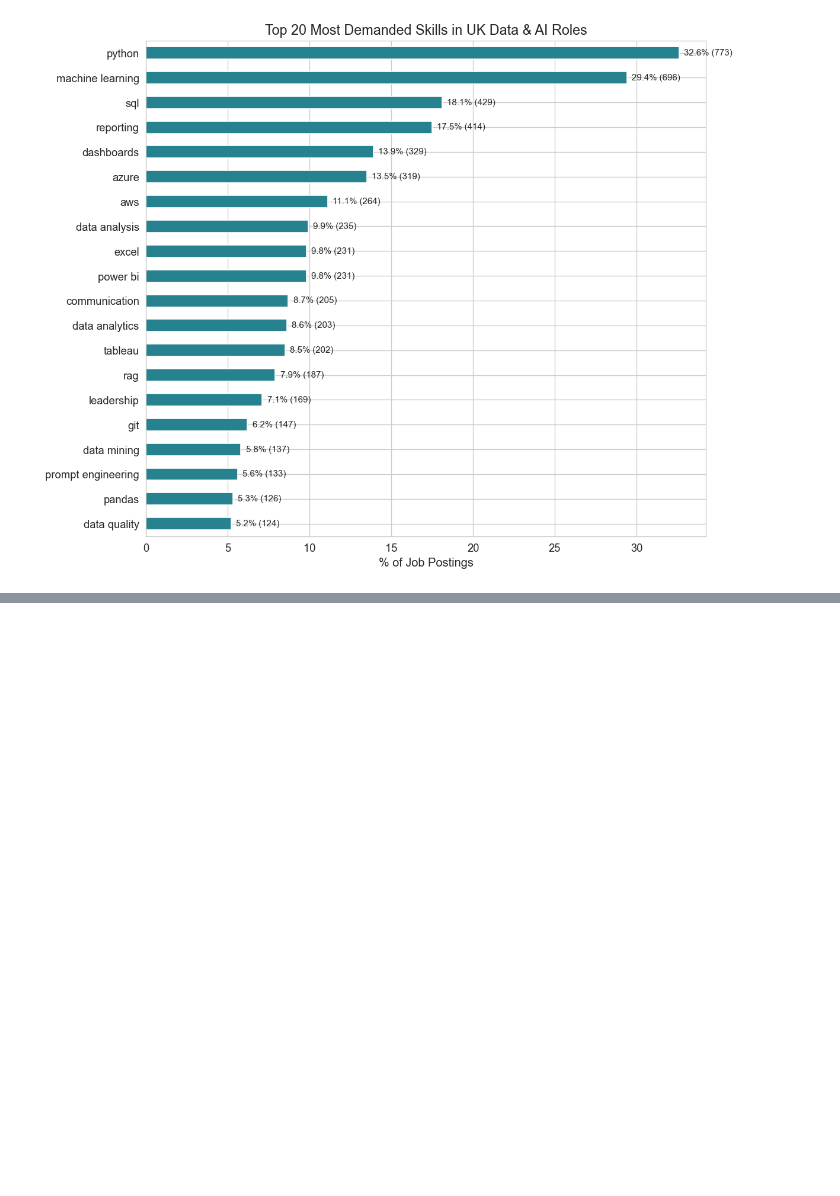
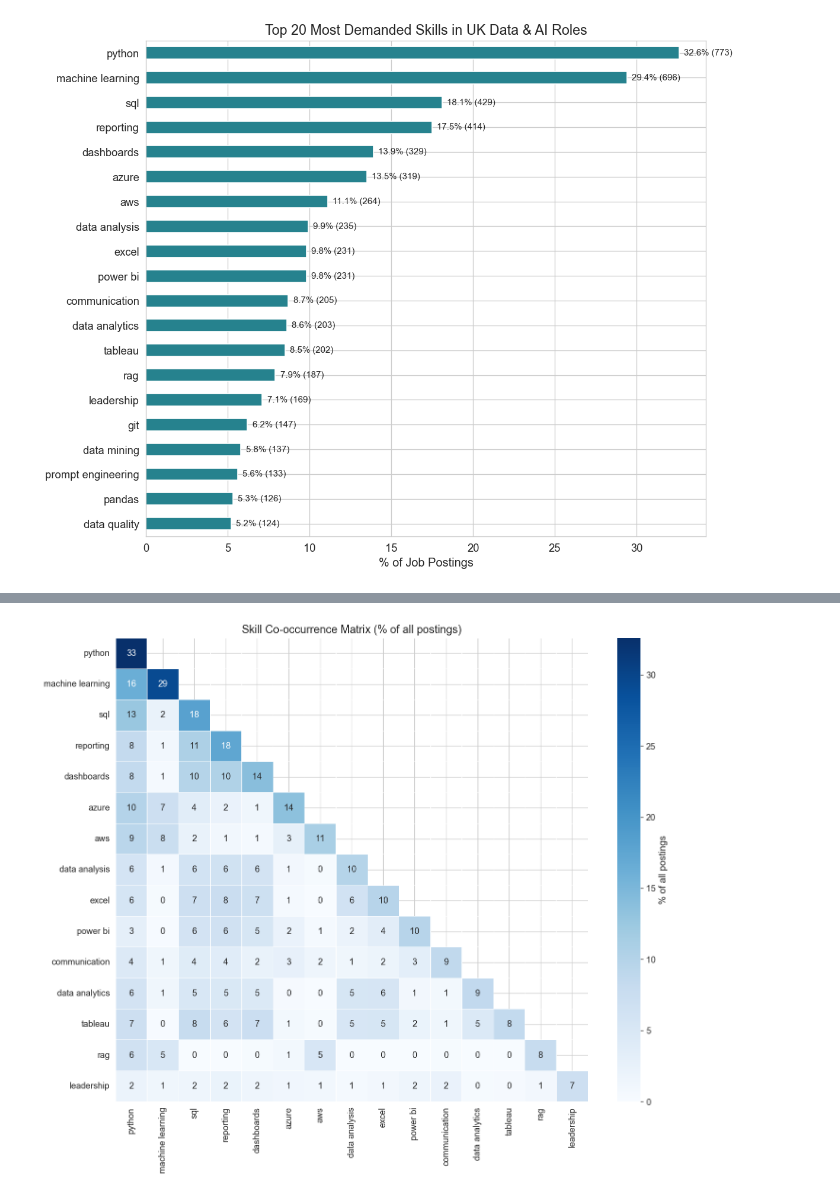
Before and after one commit to Hab-eeb/JobScope-UK, a Jupyter notebook: analysis.ipynb, the cells around one changed output, grey strips where cells are left out. Cells and saved outputs as stored; diff of their text form; code cells hidden in the pictures; blank space fills up the shorter version.

```diff
--- a/analysis.ipynb
+++ b/analysis.ipynb
@@ -160,0 +197,35 @@ plt.show()
+# %%
+# Skill co-occurrence matrix (top 15 skills)
+top_15 = df_skills['skill'].value_counts().head(15).index.tolist()
+
+# Build co-occurrence counts
+cooccurrence = pd.DataFrame(0, index=top_15, columns=top_15, dtype=int)
+
+for skills in df['skills_list']:
+    # Only consider top 15 skills that appear in this job
+    present = [s for s in skills if s in top_15]
+    for s1, s2 in combinations(present, 2):
+        cooccurrence.loc[s1, s2] += 1
+        cooccurrence.loc[s2, s1] += 1
+
+# Convert to percentages (of total jobs)
+cooccurrence_pct = (cooccurrence / len(df) * 100).round(1)
+
+# Fill diagonal with individual skill frequency
+for skill in top_15:
+    count = df['skills_list'].apply(lambda x: skill in x).sum()
+    cooccurrence_pct.loc[skill, skill] = round(count / len(df) * 100, 1)
+
+fig, ax = plt.subplots(figsize=(12, 10))
+mask = np.zeros_like(cooccurrence_pct, dtype=bool)
+mask[np.triu_indices_from(mask, k=1)] = True  # Show lower triangle only
+
+sns.heatmap(cooccurrence_pct, mask=mask, annot=True, fmt='.0f',
+            cmap='Blues', linewidths=0.5, ax=ax,
+            cbar_kws={'label': '% of all postings'})
+ax.set_title('Skill Co-occurrence Matrix (% of all postings)')
+plt.tight_layout()
+plt.savefig('outputs/skill_cooccurrence.png', bbox_inches='tight')
+plt.show()
+# %% [output]
+[figure, added]
```
Also changed, not shown: parts of 8 cells of this notebook, 6 other files.
